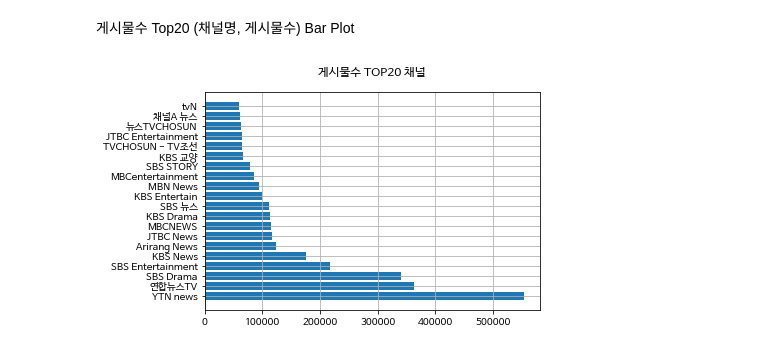
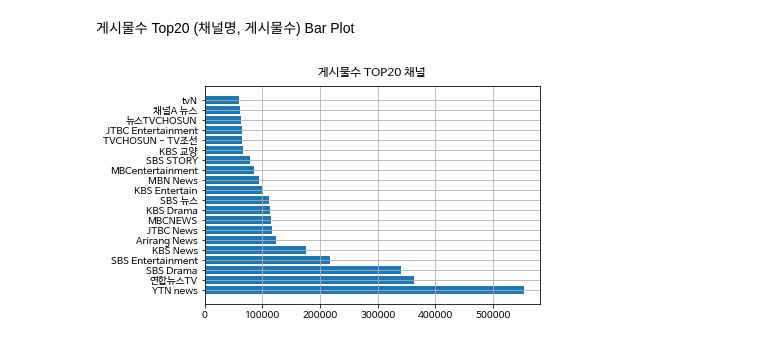
Before and after one commit to Junghyun-B/DataAnalysis, a Jupyter notebook: 05.Crawling/07_Youtube_Ranking.ipynb, the cells around one changed output. Cells and saved outputs as stored; diff of their text form; code cells hidden in the pictures.

```diff
--- a/05.Crawling/07_Youtube_Ranking.ipynb
+++ b/05.Crawling/07_Youtube_Ranking.ipynb
@@ -59,11 +60,11 @@ df.head()
 # %%
 df2 = df.sort_values(by='게시물수2', ascending=False).head(20)
 plt.barh(df2['채널명'], df2['게시물수2'])
-plt.title('게시물수 TOP20 채널', y=1.05)
+plt.title('게시물수 TOP20 채널', y=1.02)
 plt.grid()
 plt.show()
 # %% [output]
-[figure, old version]
+[figure, new version]
 # %%
 df2 = df[['채널명', '게시물수2']].sort_values(by='게시물수2', ascending=False)
 df2.set_index('채널명', inplace=True)
```
Also changed, not shown: parts of 12 cells of this notebook.
